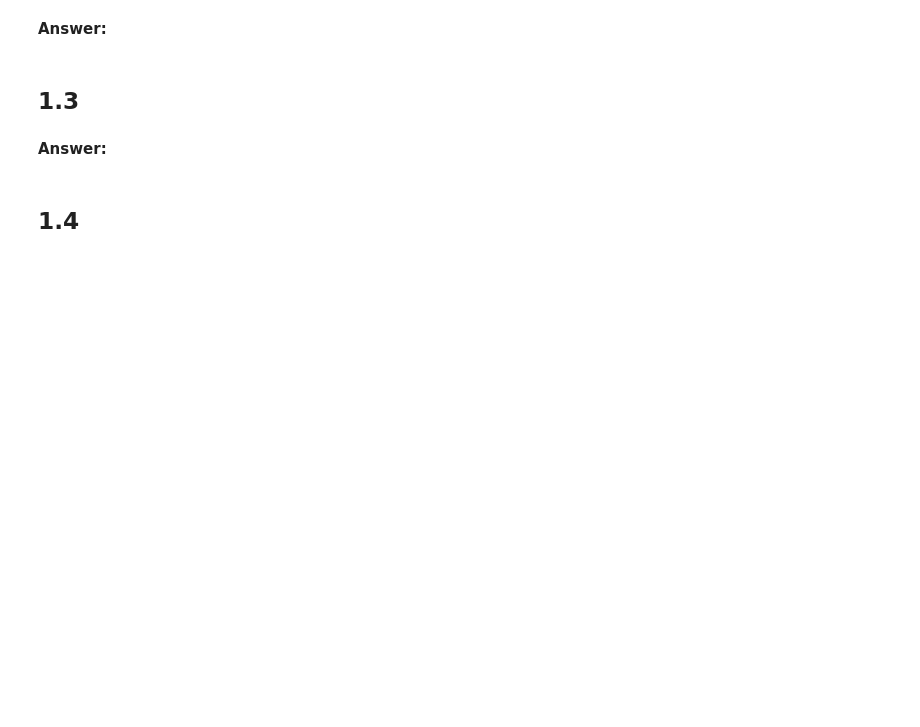
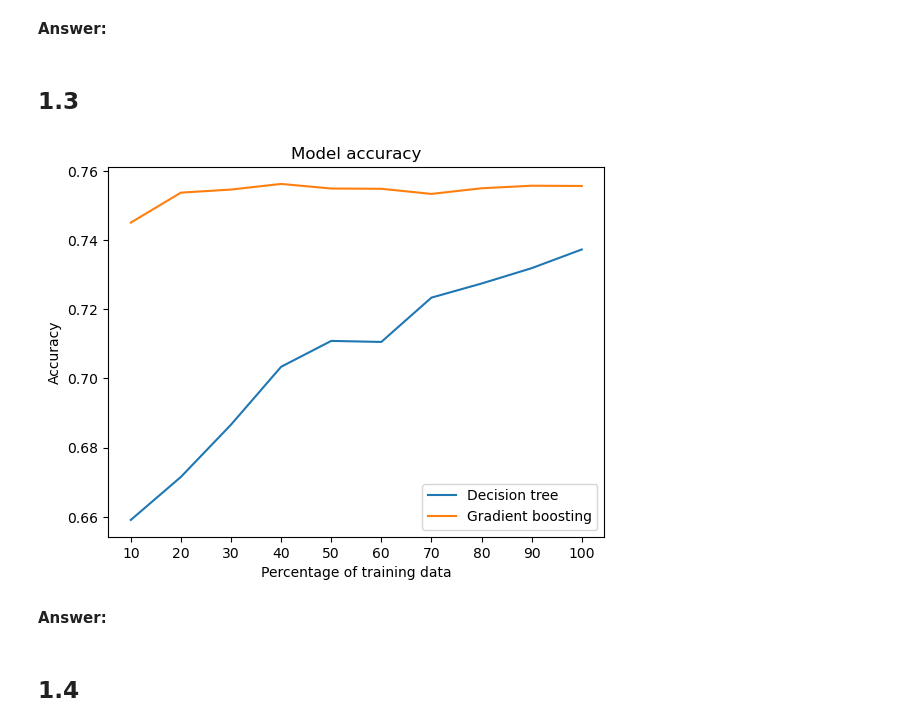
Before and after one commit to as13381/301_hw, a Jupyter notebook: as13381_hw2/as13381_hw2_p1.ipynb, the cells around one changed output. Saved outputs shown, nothing was run; the diff lists cells and outputs as text; code cells hidden in the pictures; blank space fills up the shorter version.

```diff
--- a/as13381_hw2/as13381_hw2_p1.ipynb
+++ b/as13381_hw2/as13381_hw2_p1.ipynb
@@ -48,0 +65,29 @@ http://0624ab47fe24:40000/dtale/main/1
+# %%
+from sklearn.tree import DecisionTreeClassifier
+from sklearn.ensemble import GradientBoostingClassifier
+from sklearn import metrics
+import time
+
+perf = []
+
+for i in training.keys():
+    entry = [i * 100]
+    clf = DecisionTreeClassifier(random_state=0)
+    start = time.time()
+    clf = clf.fit(training[i][0], training[i][1])
+    stop = time.time()
+    entry += [clf.score(X_test, y_test), stop - start]
+    print(f"{i * 100:n}% of training data \t--\t Training time: {stop - start:.3f}")
+
+    clf = GradientBoostingClassifier(random_state=0)
+    start = time.time()
+    clf = clf.fit(training[i][0], training[i][1])
+    stop = time.time()
+    entry += [clf.score(X_test, y_test), stop - start]
+    print(f"{i * 100:n}% of training data \t--\t Training time: {stop - start:.3f}")
+
+    perf.append(entry)
+
+from tabulate import tabulate
+
+perf = pd.DataFrame(perf)
@@ -55,3 +145,15 @@ http://0624ab47fe24:40000/dtale/main/1
+# %%
+# your code starts here
+plt.plot(perf[0].astype(int), perf[1], label='Decision tree')
+plt.plot(perf[0].astype(int), perf[3], label='Gradient boosting')
+plt.title('Model accuracy')
+plt.xlabel('Percentage of training data')
+plt.ylabel('Accuracy')
+plt.xticks(perf[0].astype(int))
+plt.legend()
+plt.show()
+# %% [output]
+[figure, added]
 # %% [markdown]
 **Answer:**
 # %% [markdown]
```
Also changed, not shown: parts of 9 cells of this notebook, 1 other file.
